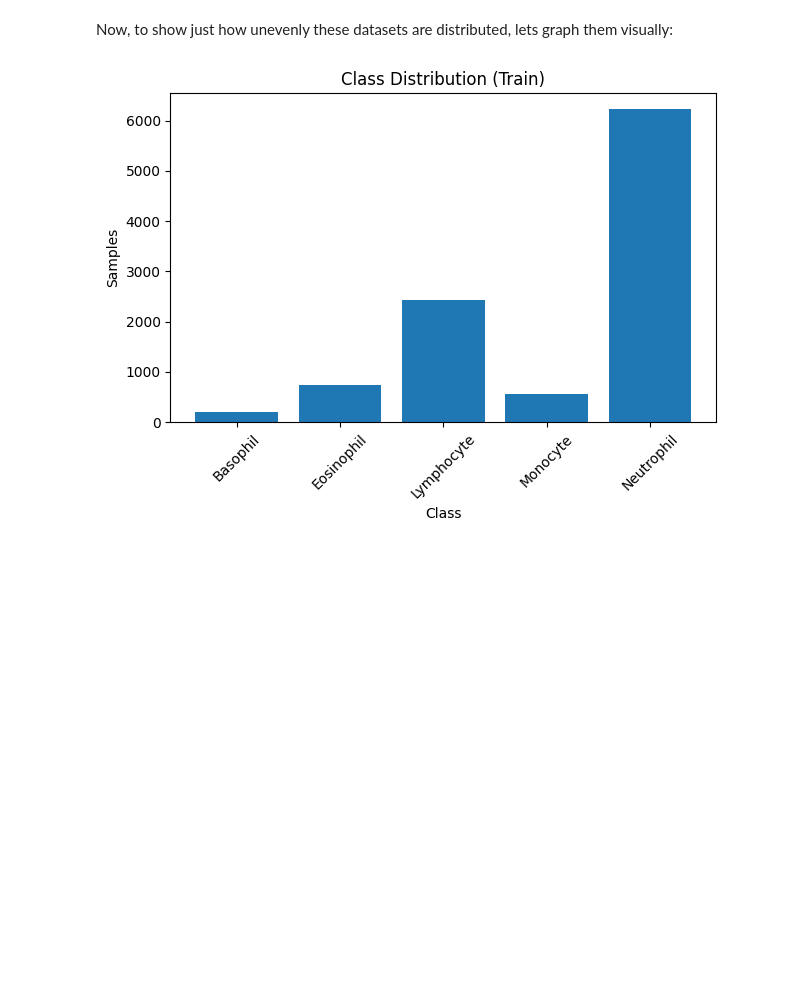
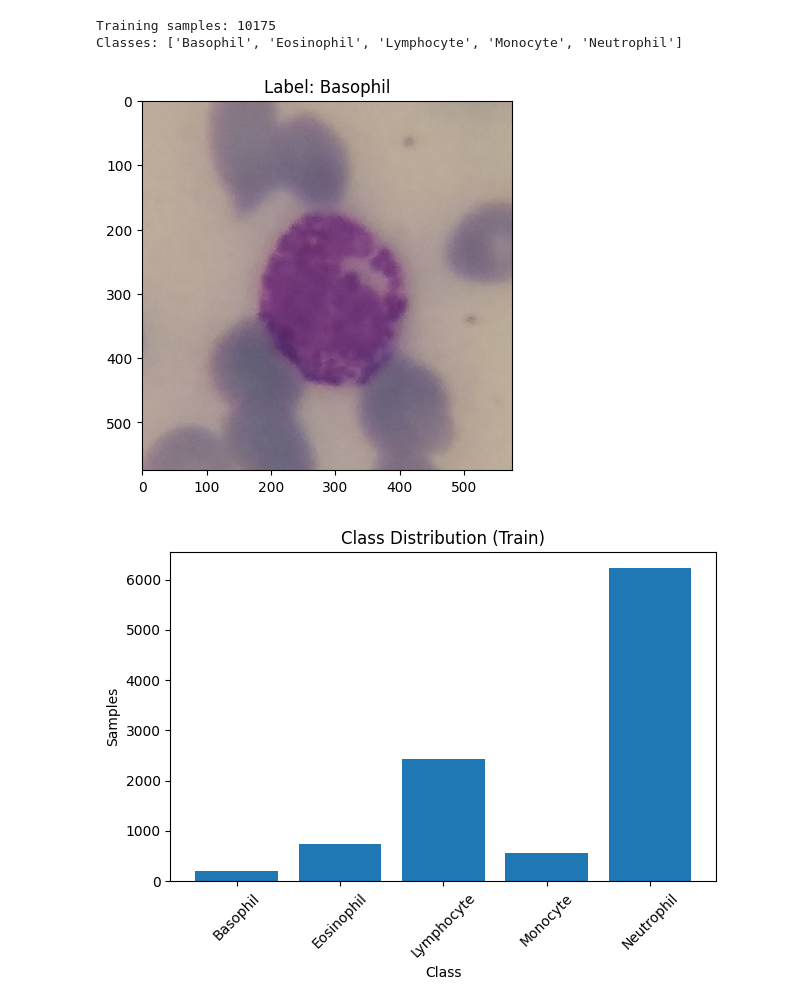
Before and after one commit to Justen762/345-Project, a Jupyter notebook: 345_project.ipynb, the cells around one changed output. Saved outputs shown, nothing was run; the diff lists cells and outputs as text; code cells hidden in the pictures; blank space fills up the shorter version.

```diff
--- a/345_project.ipynb
+++ b/345_project.ipynb
@@ -32,8 +51,20 @@ raw_testB_dataset = datasets.ImageFolder(root='dataset/Test-B')
 
 testA_loader = DataLoader(raw_testA_dataset, batch_size=64, shuffle=False, num_workers=os.cpu_count() // 2)
 testB_loader = DataLoader(raw_testB_dataset, batch_size=64, shuffle=False, num_workers=os.cpu_count() // 2)
-# %% [markdown]
-Now, to show just how unevenly these datasets are distributed, lets graph them visually:
+# %%
+# TEST AND VISUALIZE DATASET BELOW ------------------------------------------------
+print(f"Training samples: {len(raw_train_dataset)}")
+print(f"Classes: {raw_train_dataset.classes}")
+
+
+image, label = raw_train_dataset[0]  #this shows the first image under the train dataset (first image under basophil)
+plt.imshow(image)
+plt.title(f"Label: {raw_train_dataset.classes[label]}")
+plt.show() # Note!!! The image is normalized, so it looks pretty dark when plt.show().
+# %% [output]
+Training samples: 10175
+Classes: ['Basophil', 'Eosinophil', 'Lymphocyte', 'Monocyte', 'Neutrophil']
+[figure, added]
 # %%
 # Plot distribution
 def plot_class_distribution(dataset, title):
```
Also changed, not shown: parts of 21 cells of this notebook.
